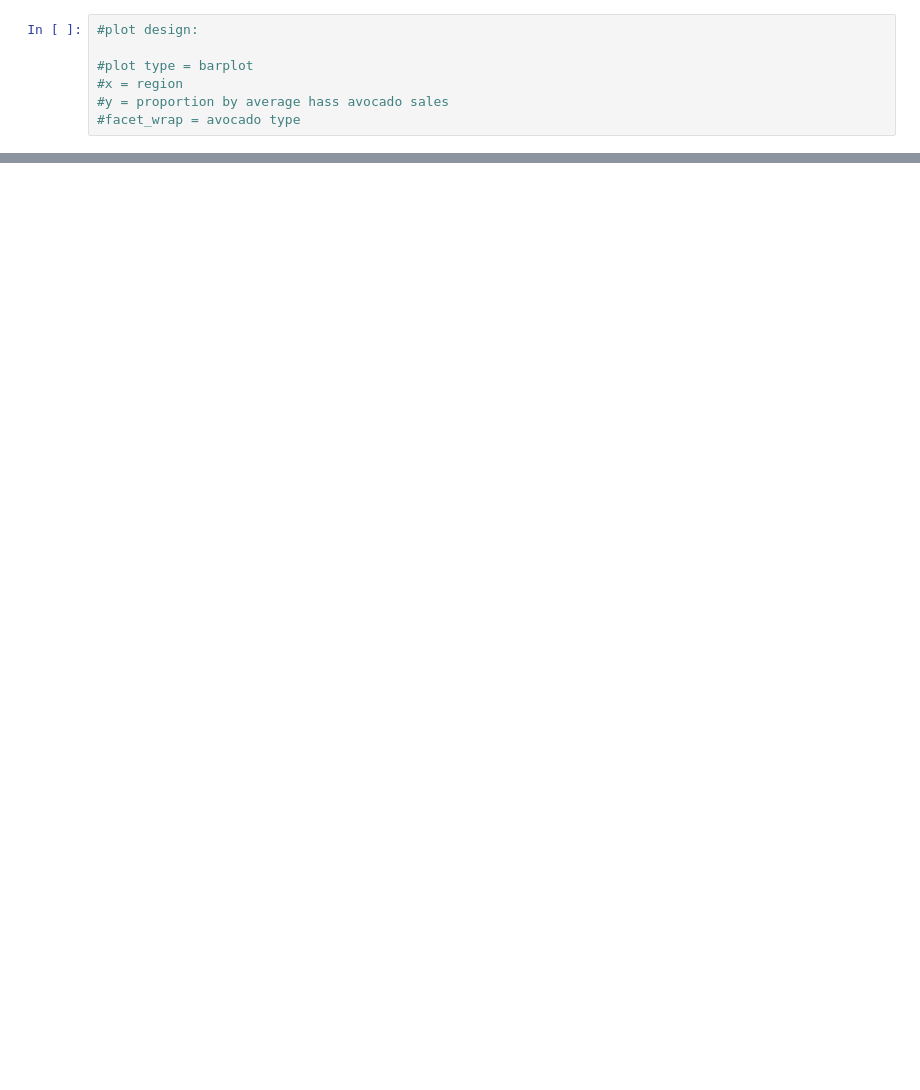
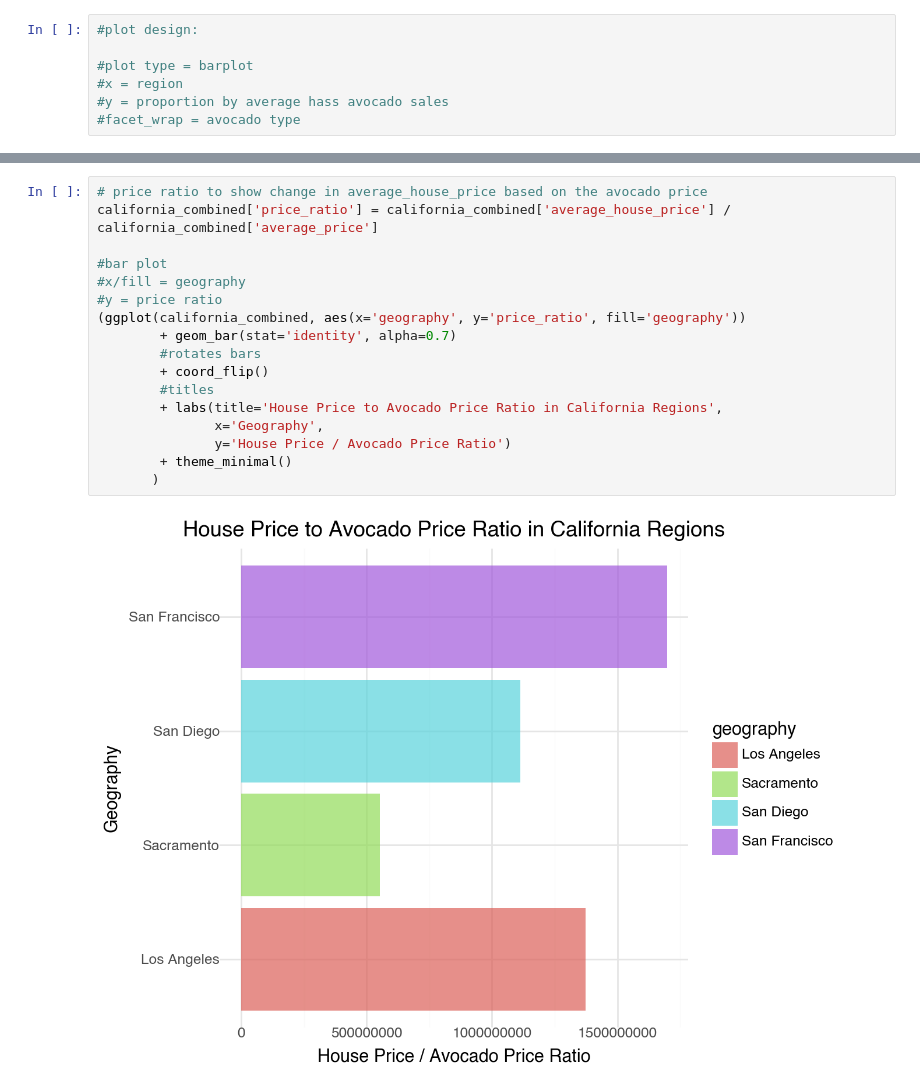
Before and after one commit to BLauf/GSB-544, a Jupyter notebook: labs/lab02/lab_02.ipynb, the cells around one changed output, grey strips where cells are left out. Cells and saved outputs as stored; diff of their text form; blank space fills up the shorter version.

```diff
--- a/labs/lab02/lab_02.ipynb
+++ b/labs/lab02/lab_02.ipynb
@@ -224,0 +256,19 @@ PlotnineError: 'stat_bin() must not be used with a y aesthetic.'
+# %%
+# price ratio to show change in average_house_price based on the avocado price
+california_combined['price_ratio'] = california_combined['average_house_price'] / california_combined['average_price']
+
+#bar plot
+#x/fill = geography
+#y = price ratio
+(ggplot(california_combined, aes(x='geography', y='price_ratio', fill='geography'))
+        + geom_bar(stat='identity', alpha=0.7)
+        #rotates bars
+        + coord_flip()
+        #titles
+        + labs(title='House Price to Avocado Price Ratio in California Regions',
+               x='Geography',
+               y='House Price / Avocado Price Ratio')
+        + theme_minimal()
+       )
+# %% [output]
+[figure, added]
```
Also changed, not shown: parts of 19 cells of this notebook, 1 other file.
